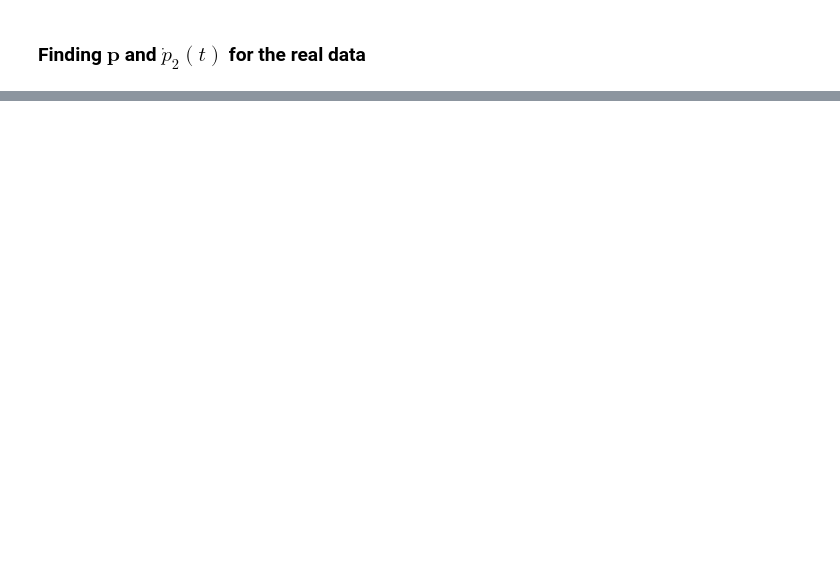
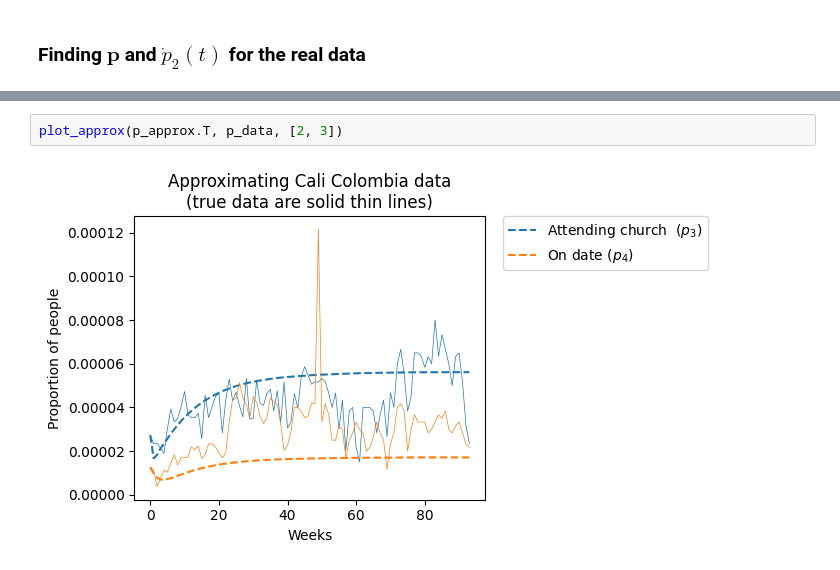
Before and after one commit to mward19/key-indicators-model, a Jupyter notebook: model.ipynb, the cells around one changed output, grey strips where cells are left out. Drawn from its saved outputs; the diff is of its cells as text; blank space fills up the shorter version.

```diff
--- a/model.ipynb
+++ b/model.ipynb
@@ -420,0 +506,4 @@ plot_progress(p_approx)
+# %%
+plot_approx(p_approx.T, p_data, [2, 3])
+# %% [output]
+[figure, added]
```
Also changed, not shown: parts of 15 cells of this notebook.
